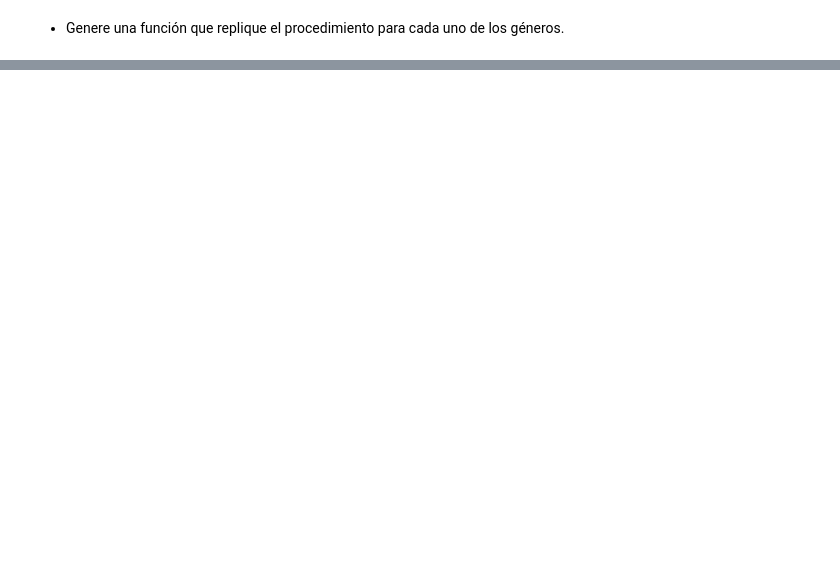
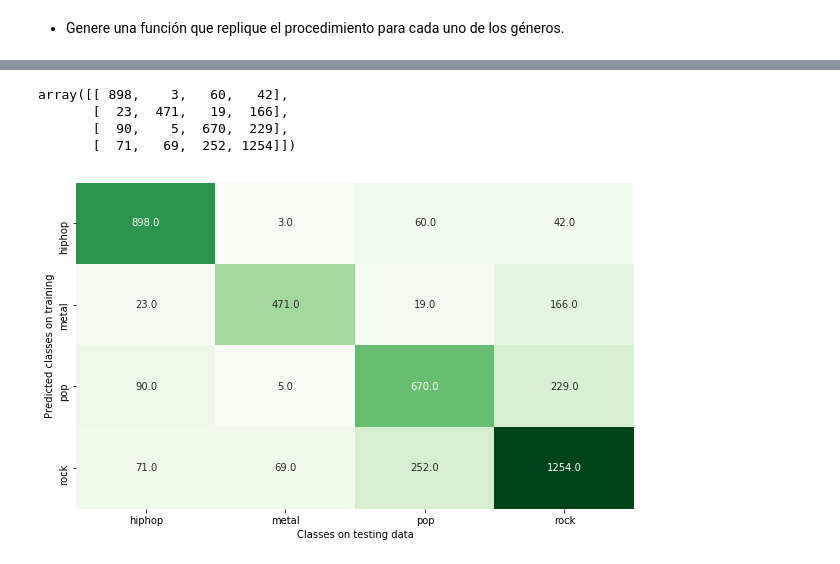
Before and after one commit to ridexmoler/modulo-machine-learning, a Jupyter notebook: semana2/sesion3/Pablo-Rocco-ACT003/notebook.ipynb, the cells around one changed output, grey strips where cells are left out. Saved outputs shown, nothing was run; the diff lists cells and outputs as text; code cells hidden in the pictures; blank space fills up the shorter version.

```diff
--- a/semana2/sesion3/Pablo-Rocco-ACT003/notebook.ipynb
+++ b/semana2/sesion3/Pablo-Rocco-ACT003/notebook.ipynb
@@ -213,0 +521,5 @@ for gen in df['Genre'].unique():
+# %%
+# Se concatenan todos los objetos DataFrames almacenados en la lista append_csv en 1 solo DataFrame
+df_ppop = pd.concat(append_csv_ppop)
+# Se asigna un nombre a cada columna del DataFrame
+df_ppop.columns = ['Artis', 'Genre', 'Song', 'Lyrics']
@@ -213,0 +543,12 @@ for gen in df['Genre'].unique():
+# %%
+# Generamos una división de los datos
+X_train_ppop, X_test_ppop, y_train_ppop, y_test_ppop = train_test_split(df_ppop['Lyrics'],
+                                                    df_ppop['Genre'],
+                                                    test_size=.4,
+                                                    random_state=14173)
+# %%
+# Entrenamos un nuevo modelo con la nueva muestra (más datos clasificados como pop)
+model_ppop = pipelined_mnb.fit(X_train_ppop, y_train_ppop)
+# %%
+# Predecimos las clases
+pr_class_ppop = model_ppop.predict(X_test_ppop)
@@ -213,0 +576,12 @@ for gen in df['Genre'].unique():
+# %%
+# Revisamos la matriz de confusión
+confusion_matrix(y_test_ppop, pr_class_ppop)
+# %% [output]
+array([[ 898,    3,   60,   42],
+       [  23,  471,   19,  166],
+       [  90,    5,  670,  229],
+       [  71,   69,  252, 1254]])
+# %%
+afx.plot_confusion_matrix(y_test_ppop, pr_class_ppop, genres)
+# %% [output]
+[figure, added]
```
Also changed, not shown: parts of 69 cells of this notebook.
